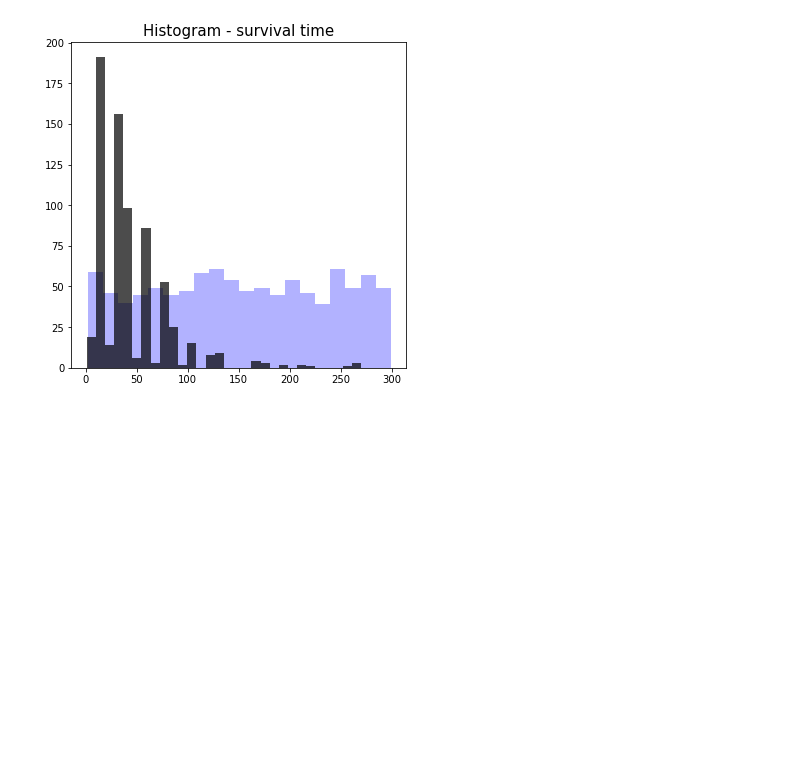
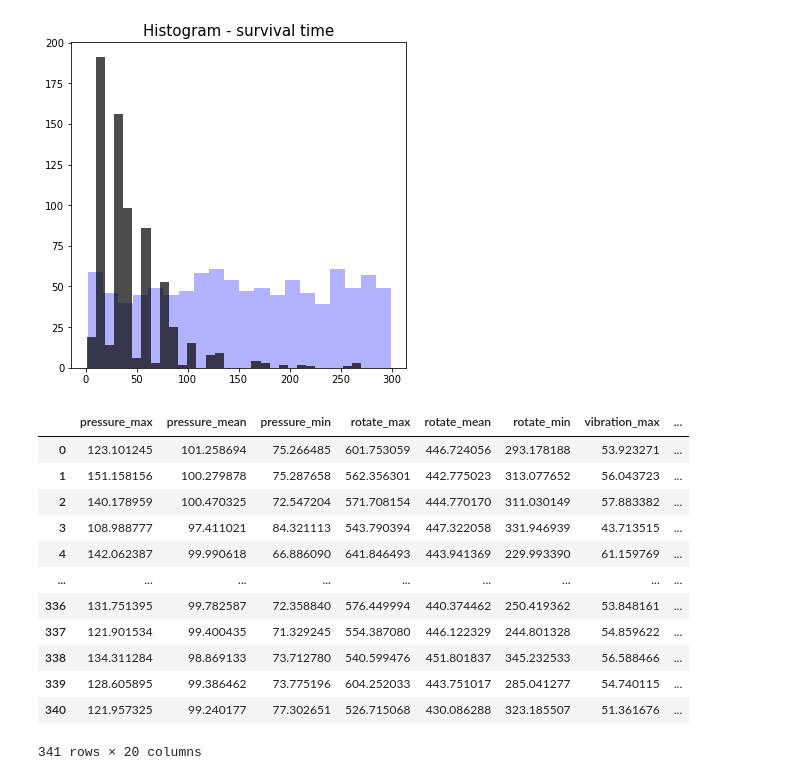
Before and after one commit to kokikwbt/predictive-maintenance, a Jupyter notebook: datasets/mapm/view_data.ipynb, the cells around one changed output. Saved outputs shown, nothing was run; the diff lists cells and outputs as text; code cells hidden in the pictures; blank space fills up the shorter version.

Commit message:
kfold for mapm

```diff
--- a/datasets/mapm/view_data.ipynb
+++ b/datasets/mapm/view_data.ipynb
@@ -275,3 +276,49 @@ ax.set_title( 'Histogram - survival time', fontsize=15)
 # %% [output]
 Text(0.5, 1.0, 'Histogram - survival time')
 [figure]
+# %%
+def load_validation_sets(method='kfold', n_splits=5, n_sampling=1000, seed=123):
+
+    validation_sets = []
+
+    if method == 'kfold':
+        # K-fold cross validation
+        assert type(n_splits) == int
+        assert n_splits > 2
+
+        raw_data = load_data()
+        censored_data = generate_run_to_failure(raw_data,
+            health_censor_aug=n_sampling, seed=seed)
+
+        # Shuffle has been already performed
+        # while converting the original data
+        # to run-to-failure datasets
+        for train_index, test_index in model_selection.KFold(
+            n_splits=n_splits).split(censored_data):
+
+            validation_sets.append((
+                censored_data.iloc[train_index].copy(),
+                censored_data.iloc[test_index].copy()))
+
+    elif method == 'leave-one-out':
+        raise NotImplementedError
+
+    return validation_sets
+# %%
+validation_sets = load_validation_sets()
+# %%
+validation_sets[0][1]
+# %% [output]
+|  | pressure_max | pressure_mean | pressure_min | rotate_max | rotate_mean | rotate_min | vibration_max | ... |
+| 0 | 123.101245 | 101.258694 | 75.266485 | 601.753059 | 446.724056 | 293.178188 | 53.923271 | ... |
+| 1 | 151.158156 | 100.279878 | 75.287658 | 562.356301 | 442.775023 | 313.077652 | 56.043723 | ... |
+| 2 | 140.178959 | 100.470325 | 72.547204 | 571.708154 | 444.770170 | 311.030149 | 57.883382 | ... |
+| 3 | 108.988777 | 97.411021 | 84.321113 | 543.790394 | 447.322058 | 331.946939 | 43.713515 | ... |
+| 4 | 142.062387 | 99.990618 | 66.886090 | 641.846493 | 443.941369 | 229.993390 | 61.159769 | ... |
+| ... | ... | ... | ... | ... | ... | ... | ... | ... |
+| 336 | 131.751395 | 99.782587 | 72.358840 | 576.449994 | 440.374462 | 250.419362 | 53.848161 | ... |
+| 337 | 121.901534 | 99.400435 | 71.329245 | 554.387080 | 446.122329 | 244.801328 | 54.859622 | ... |
+| 338 | 134.311284 | 98.869133 | 73.712780 | 540.599476 | 451.801837 | 345.232533 | 56.588466 | ... |
+| 339 | 128.605895 | 99.386462 | 73.775196 | 604.252033 | 443.751017 | 285.041277 | 54.740115 | ... |
+| 340 | 121.957325 | 99.240177 | 77.302651 | 526.715068 | 430.086288 | 323.185507 | 51.361676 | ... |
+341 rows × 20 columns
```
Also changed, not shown: parts of 4 cells of this notebook, 1 other file.
